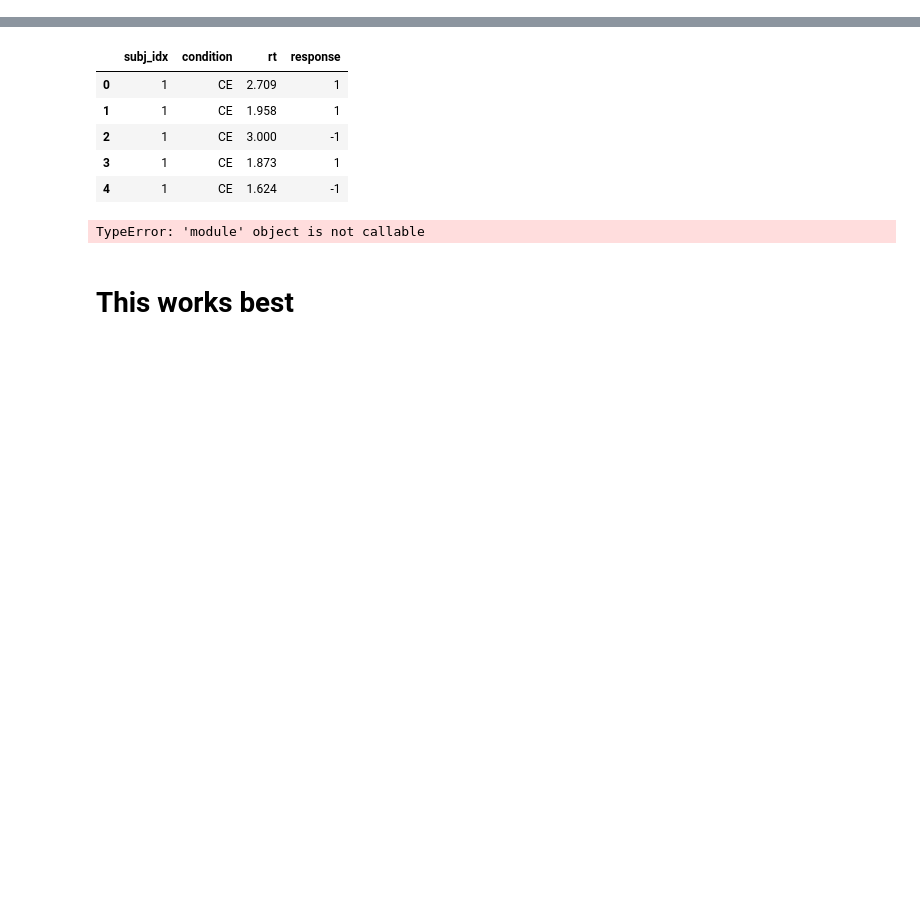
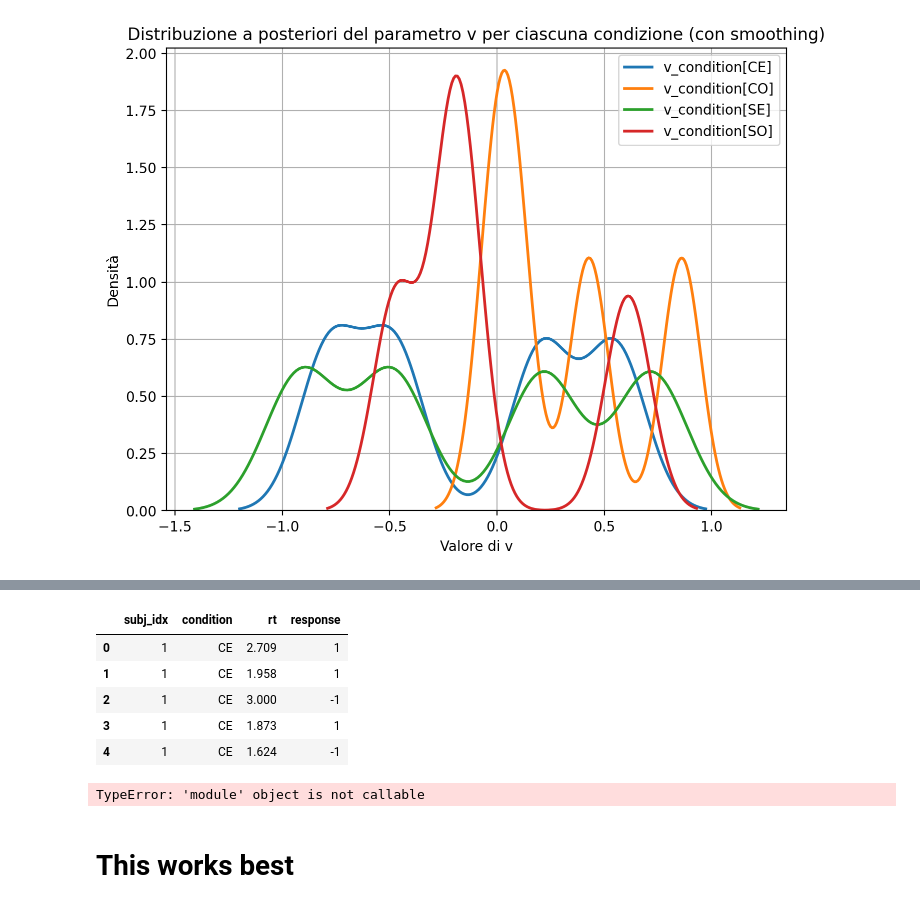
Before and after one commit to ccaudek/memory_surprise, a Jupyter notebook: src/Python/ddm/2_hssm_memory_surprise.ipynb, the cells around one changed output, grey strips where cells are left out. Cells and saved outputs as stored; diff of their text form; code cells hidden in the pictures; blank space fills up the shorter version.

```diff
--- a/src/Python/ddm/2_hssm_memory_surprise.ipynb
+++ b/src/Python/ddm/2_hssm_memory_surprise.ipynb
@@ -125,7 +220,7 @@ model_reg.graph()
 [drawing not drawn]
 # %%
 infer_data_reg = model_reg.sample(
-    sampler="nuts_numpyro", chains=4, cores=8, draws=3000, tune=1000
+    sampler="nuts_numpyro", chains=4, cores=8, draws=2000, tune=1000
 )
 # %% [output]
 Compiling...
@@ -168,0 +273,19 @@ az.summary(infer_data_reg)
+# %%
+# Estrarre i campioni posteriori per v_condition
+posterior_samples = infer_data_reg.posterior
+
+# Controlliamo la struttura di v_condition
+print(posterior_samples["v_condition"])
+
+# Estrarre i valori del tensore: `chain`, `draw`, `condition_dim`
+v_samples_array = posterior_samples["v_condition"].values  # Shape: (chains, draws, num_conditions)
+
+# Otteniamo il numero di condizioni (terza dimensione del tensore)
+num_conditions = v_samples_array.shape[2]  # Il numero di condizioni è la terza dimensione
+
+# Definizione delle condizioni (assicurati che siano nell'ordine corretto)
+conditions = ["CE", "CO", "SE", "SO"]
+
+# Creiamo un dizionario con le distribuzioni di v per ciascuna condizione
+# Dobbiamo appiattire tutte le dimensioni tranne l'ultima
+v_samples = {conditions[i]: v_samples_array[:, :, i].flatten() for i in range(num_conditions)}
@@ -169,3 +310,21 @@ az.summary(infer_data_reg)
+# %%
+# Creare il grafico con seaborn per mostrare le distribuzioni a posteriori con maggiore smoothing
+plt.figure(figsize=(8, 6))
+
+for cond, samples in v_samples.items():
+    sns.kdeplot(samples, label=f"v_condition[{cond}]", linewidth=2, bw_adjust=1.5)  # Maggiore smoothing
+
+# Miglioramenti grafici
+plt.xlabel("Valore di v")
+plt.ylabel("Densità")
+plt.title("Distribuzione a posteriori del parametro v per ciascuna condizione (con smoothing)")
+plt.legend()
+plt.grid(True)
+
+# Mostrare il grafico
+plt.show()
+# %% [output]
+[figure, added]
 # %%
 az.plot_forest(model_reg.traces)
 # %% [output]
```
Also changed, not shown: parts of 27 cells of this notebook, 11 other files.
